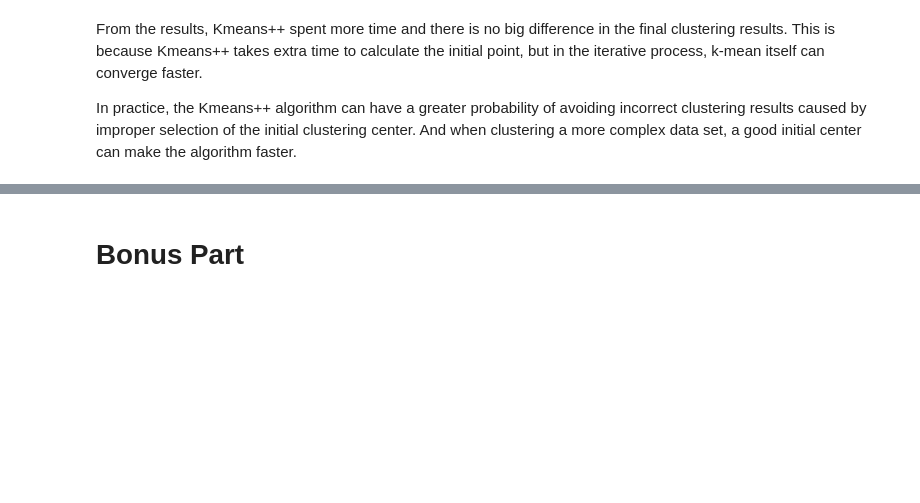
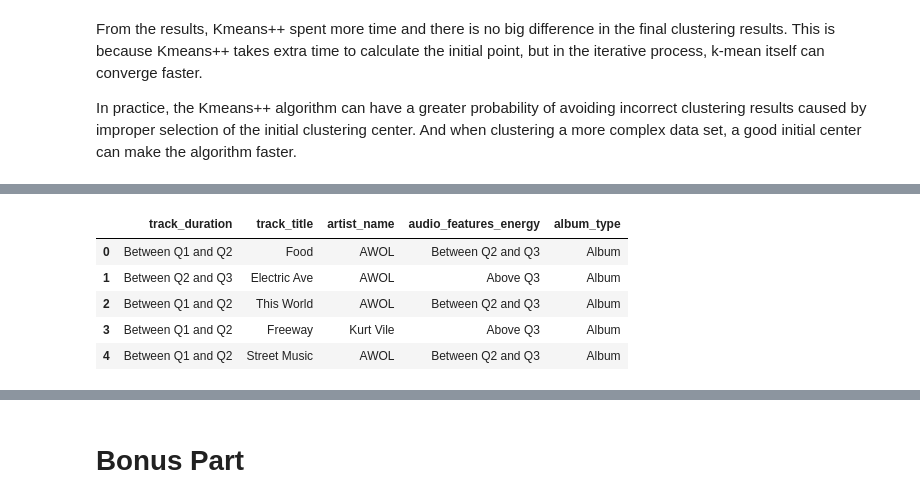
Before and after one commit to Requiem98/ADM-HW4, a Jupyter notebook: main.ipynb, the cells around one changed output, grey strips where cells are left out. Cells and saved outputs as stored; diff of their text form; code cells hidden in the pictures; blank space fills up the shorter version.

```diff
--- a/main.ipynb
+++ b/main.ipynb
@@ -1525,0 +1607,9 @@ In practice, the Kmeans++ algorithm can have a greater probability of avoiding i
+# %%
+df_variables.head()
+# %% [output]
+|  | track_duration | track_title | artist_name | audio_features_energy | album_type |
+| 0 | Between Q1 and Q2 | Food | AWOL | Between Q2 and Q3 | Album |
+| 1 | Between Q2 and Q3 | Electric Ave | AWOL | Above Q3 | Album |
+| 2 | Between Q1 and Q2 | This World | AWOL | Between Q2 and Q3 | Album |
+| 3 | Between Q1 and Q2 | Freeway | Kurt Vile | Above Q3 | Album |
+| 4 | Between Q1 and Q2 | Street Music | AWOL | Between Q2 and Q3 | Album |
```
Also changed, not shown: parts of 45 cells of this notebook.
